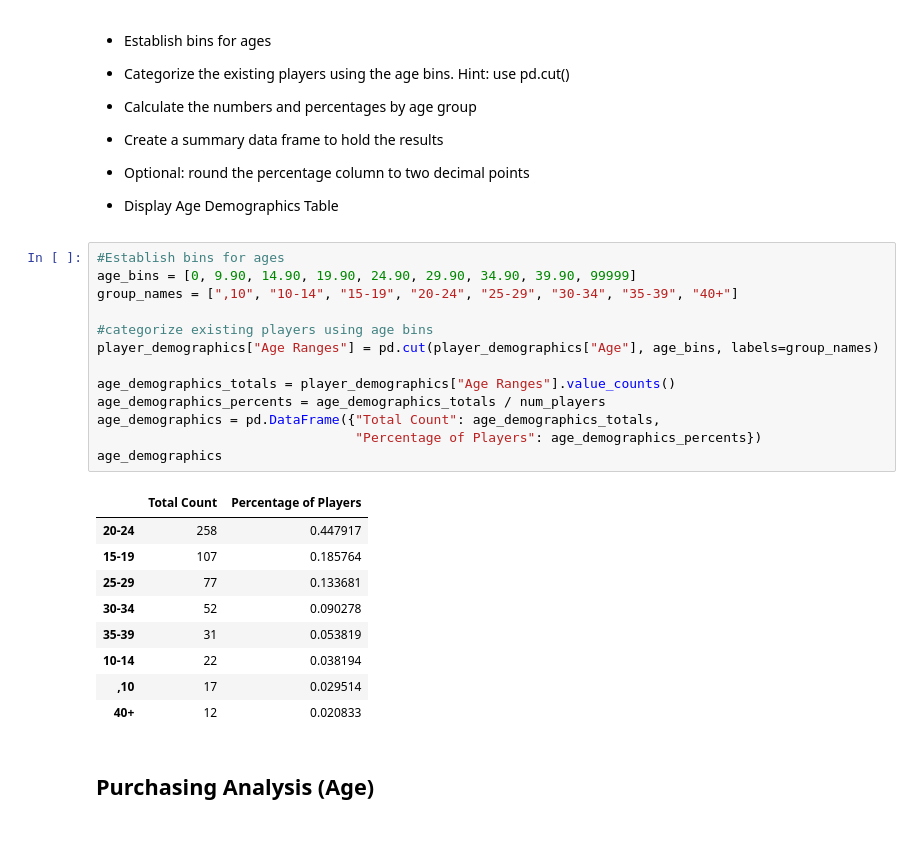
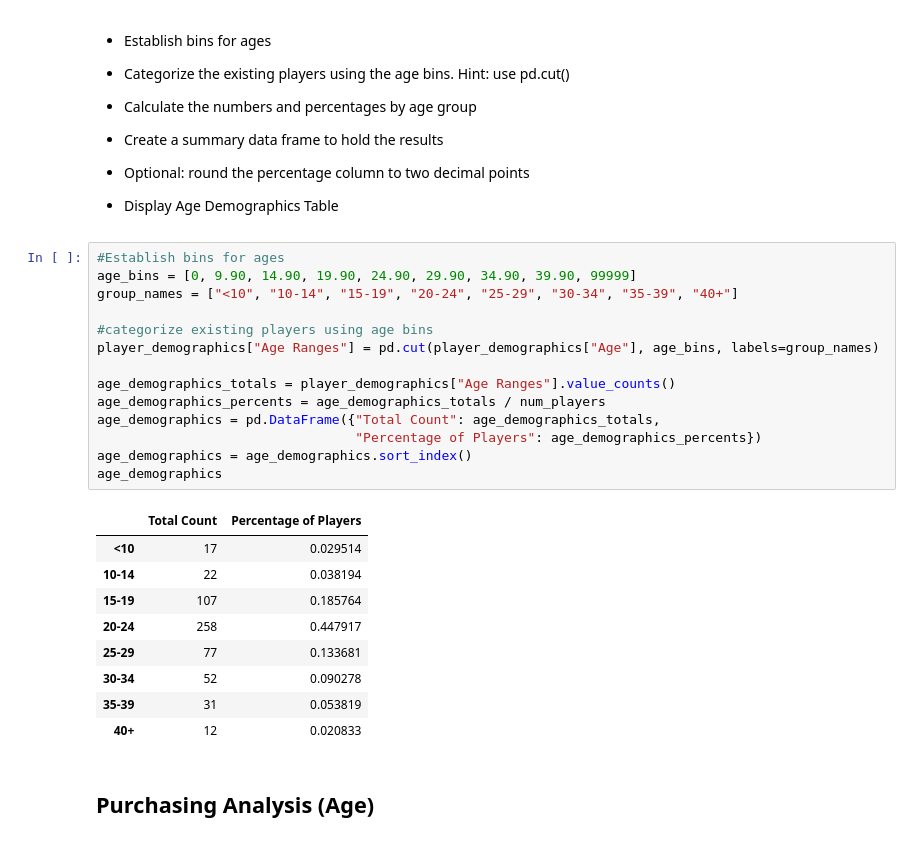
Before and after one commit to Dhruvpatel1417/pandas-challenge, a Jupyter notebook: pandas-challenge/HeroesOfPymoli_starter.ipynb, the cells around one changed output. Cells and saved outputs as stored; diff of their text form.

```diff
--- a/pandas-challenge/HeroesOfPymoli_starter.ipynb
+++ b/pandas-challenge/HeroesOfPymoli_starter.ipynb
@@ -158,25 +158,26 @@ gender_data
 # %%
 #Establish bins for ages
 age_bins = [0, 9.90, 14.90, 19.90, 24.90, 29.90, 34.90, 39.90, 99999]
-group_names = [",10", "10-14", "15-19", "20-24", "25-29", "30-34", "35-39", "40+"]
+group_names = ["<10", "10-14", "15-19", "20-24", "25-29", "30-34", "35-39", "40+"]
 
 #categorize existing players using age bins
 player_demographics["Age Ranges"] = pd.cut(player_demographics["Age"], age_bins, labels=group_names)
 
 age_demographics_totals = player_demographics["Age Ranges"].value_counts()
 age_demographics_percents = age_demographics_totals / num_players
 age_demographics = pd.DataFrame({"Total Count": age_demographics_totals,
                                  "Percentage of Players": age_demographics_percents})
+age_demographics = age_demographics.sort_index()
 age_demographics
 # %% [output]
 |  | Total Count | Percentage of Players |
+| <10 | 17 | 0.029514 |
+| 10-14 | 22 | 0.038194 |
+| 15-19 | 107 | 0.185764 |
 | 20-24 | 258 | 0.447917 |
-| 15-19 | 107 | 0.185764 |
 | 25-29 | 77 | 0.133681 |
 | 30-34 | 52 | 0.090278 |
 | 35-39 | 31 | 0.053819 |
-| 10-14 | 22 | 0.038194 |
-| ,10 | 17 | 0.029514 |
 | 40+ | 12 | 0.020833 |
 # %% [markdown]
 ## Purchasing Analysis (Age)
```
Also changed, not shown: parts of 4 cells of this notebook.
